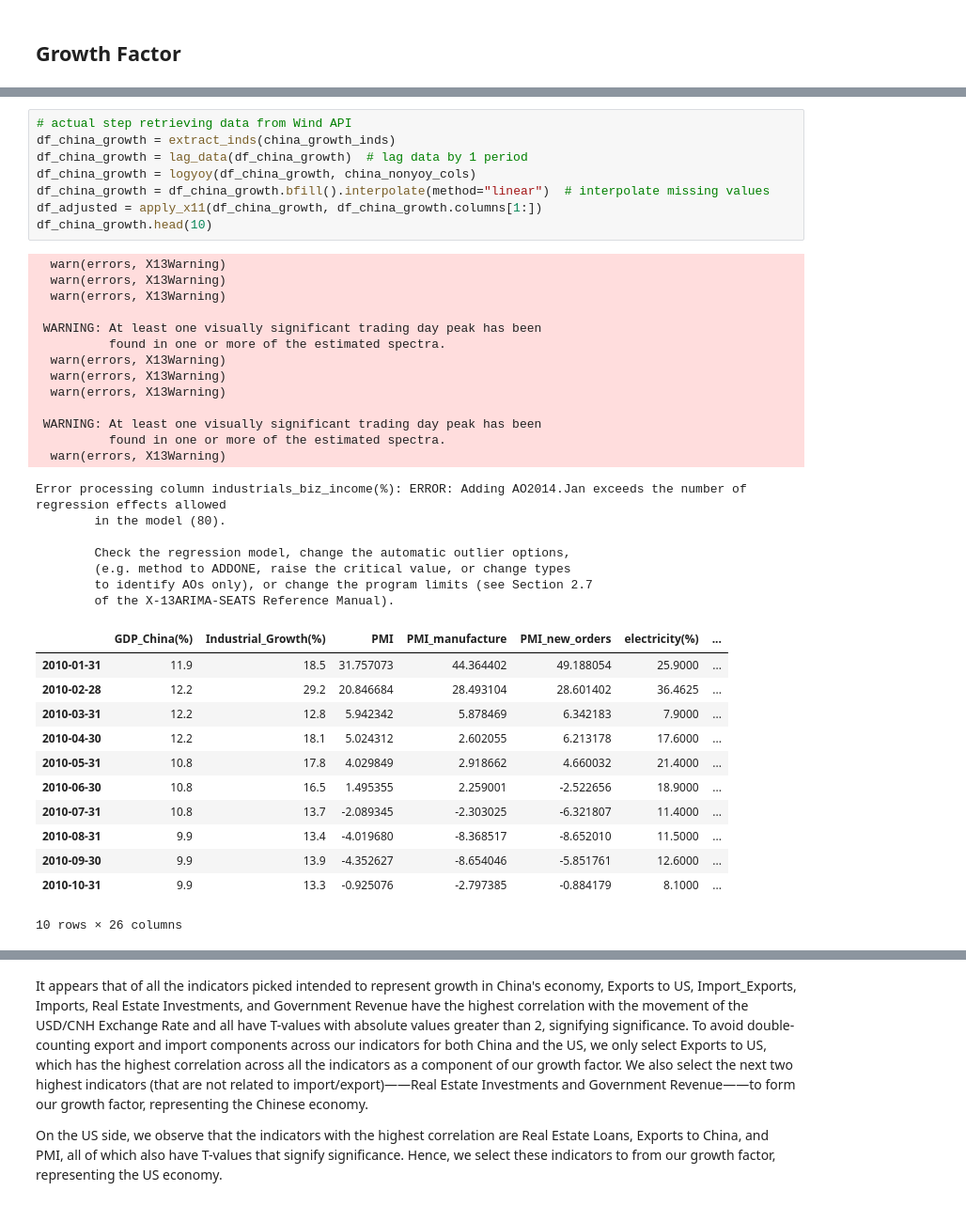
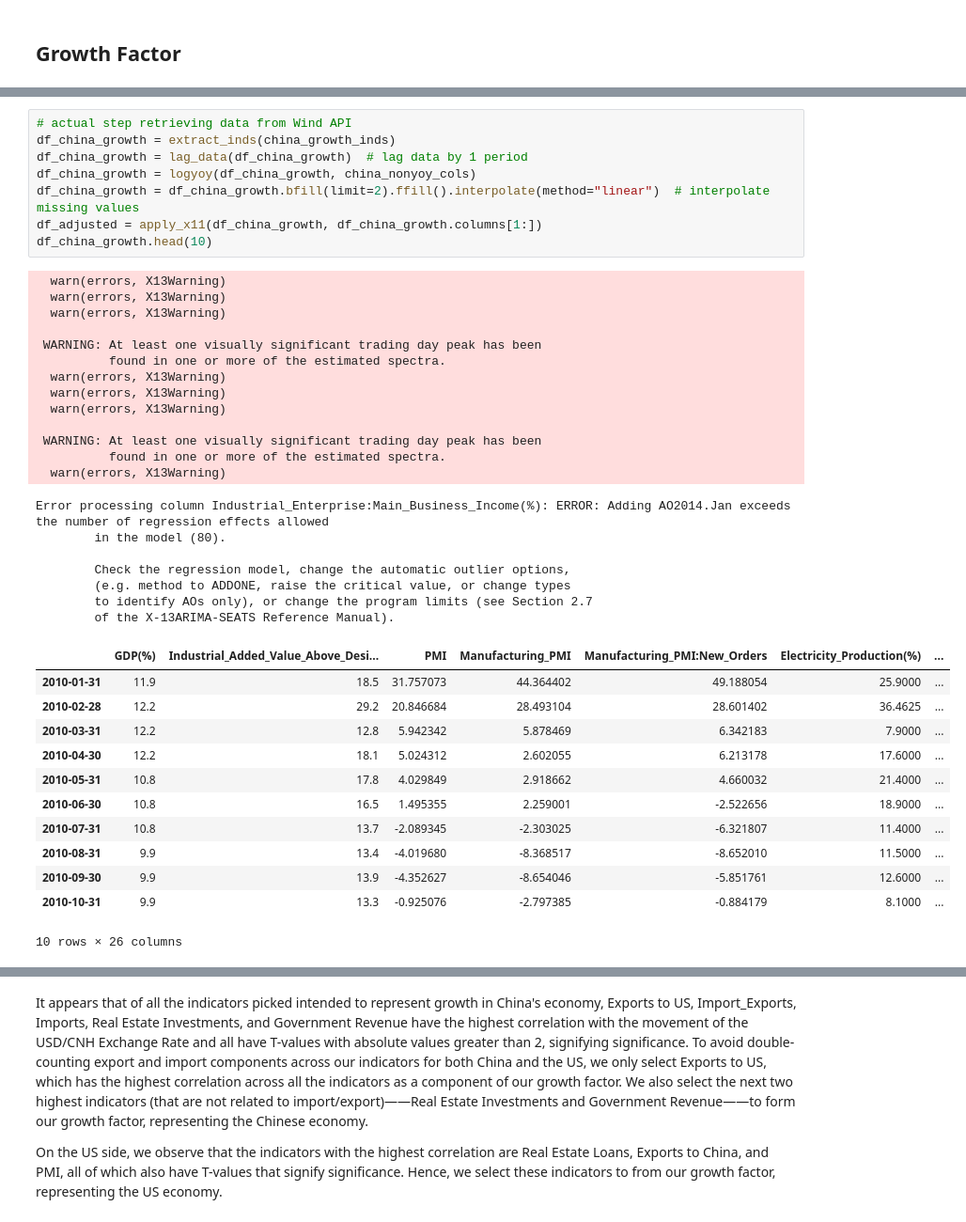
Before and after one commit to miaxiaozl/forex-project, a Jupyter notebook: notebooks/01_data_collection.ipynb, the cells around one changed output, grey strips where cells are left out. Shown: that part at 94% size. Drawn from its saved outputs; the diff is of its cells as text.

```diff
--- a/notebooks/01_data_collection.ipynb
+++ b/notebooks/01_data_collection.ipynb
@@ -296,33 +294,33 @@ china_nonyoy_cols = ['PMI', 'PMI_manufacture', 'PMI_new_orders']
 # %%
 # actual step retrieving data from Wind API
 df_china_growth = extract_inds(china_growth_inds)
 df_china_growth = lag_data(df_china_growth)  # lag data by 1 period
 df_china_growth = logyoy(df_china_growth, china_nonyoy_cols)
-df_china_growth = df_china_growth.bfill().interpolate(method="linear")  # interpolate missing values
+df_china_growth = df_china_growth.bfill(limit=2).ffill().interpolate(method="linear")  # interpolate missing values
 df_adjusted = apply_x11(df_china_growth, df_china_growth.columns[1:])
 df_china_growth.head(10)
 # %% [output]
   warn(errors, X13Warning)
   warn(errors, X13Warning)
   warn(errors, X13Warning)
 
  WARNING: At least one visually significant trading day peak has been
           found in one or more of the estimated spectra.
   warn(errors, X13Warning)
   warn(errors, X13Warning)
   warn(errors, X13Warning)
 
  WARNING: At least one visually significant trading day peak has been
           found in one or more of the estimated spectra.
   warn(errors, X13Warning)
-Error processing column industrials_biz_income(%): ERROR: Adding AO2014.Jan exceeds the number of regression effects allowed
+Error processing column Industrial_Enterprise:Main_Business_Income(%): ERROR: Adding AO2014.Jan exceeds the number of regression effects allowed
         in the model (80).
 
         Check the regression model, change the automatic outlier options,
         (e.g. method to ADDONE, raise the critical value, or change types
         to identify AOs only), or change the program limits (see Section 2.7
         of the X-13ARIMA-SEATS Reference Manual).
-|  | GDP_China(%) | Industrial_Growth(%) | PMI | PMI_manufacture | PMI_new_orders | electricity(%) | ... |
+|  | GDP(%) | Industrial_Added_Value_Above_Desi... | PMI | Manufacturing_PMI | Manufacturing_PMI:New_Orders | Electricity_Production(%) | ... |
 | 2010-01-31 | 11.9 | 18.5 | 31.757073 | 44.364402 | 49.188054 | 25.9000 | ... |
 | 2010-02-28 | 12.2 | 29.2 | 20.846684 | 28.493104 | 28.601402 | 36.4625 | ... |
 | 2010-03-31 | 12.2 | 12.8 | 5.942342 | 5.878469 | 6.342183 | 7.9000 | ... |
```
Also changed, not shown: parts of 11 cells of this notebook, 1 other file.
